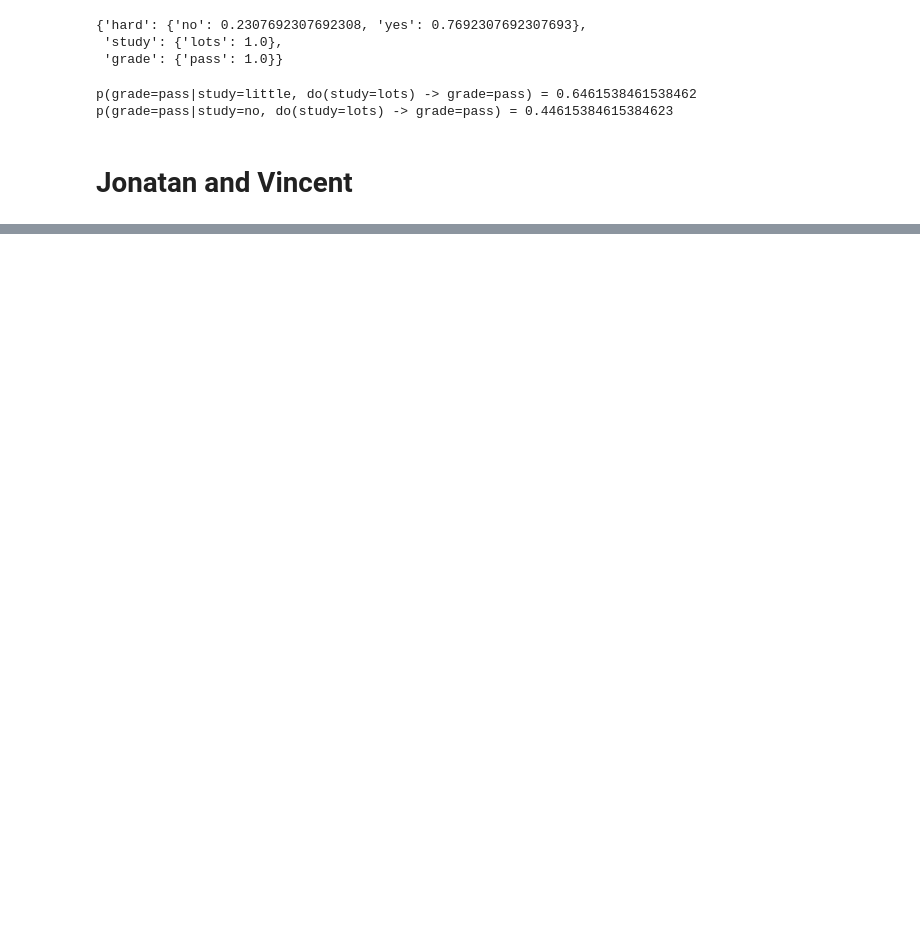
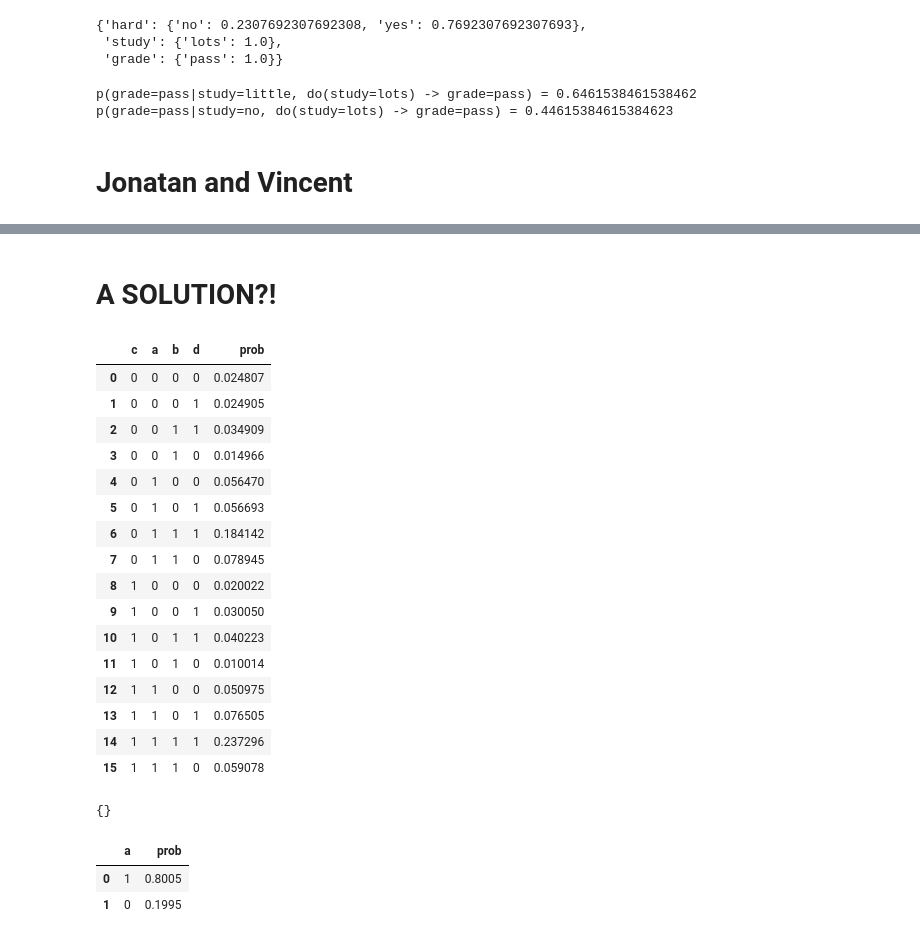
Before and after one commit to koaning/brent, a Jupyter notebook: notebooks/study.ipynb, the cells around one changed output, grey strips where cells are left out. Saved outputs shown, nothing was run; the diff lists cells and outputs as text; code cells hidden in the pictures; blank space fills up the shorter version.

```diff
--- a/notebooks/study.ipynb
+++ b/notebooks/study.ipynb
@@ -91,0 +92,49 @@ q.infer(give_table=True)
+# %% [markdown]
+# A SOLUTION?!
+# %%
+dag_copy = dag.copy().cache()
+s = SupposeQuery(dag_copy).when(q)
+orig_query_table = s.orig_query.infer(give_table=True)
+names_to_omit = list(s.orig_query.given_dict.keys()) + list(s.orig_query.do_dict.keys())
+names_to_join = [n for n in s.orig_query.dag.nodes if n not in names_to_omit]
+
+for node in names_to_join:
+    associated_table = dag_copy.prob_tables[node]
+    colnames = list(associated_table.columns)
+    res = (orig_query_table[colnames]
+           .groupby([_ for _ in colnames if _ != "prob"])
+           .sum()["prob"]
+           .reset_index())
+    dag_copy.prob_tables[node] = res
+
+new_query = Query(dag=dag_copy, given=s.suppose_given_dict, do=s.suppose_do_dict)
+
+new_query.infer(give_table=True)
+# %% [output]
+|  | c | a | b | d | prob |
+| 0 | 0 | 0 | 0 | 0 | 0.024807 |
+| 1 | 0 | 0 | 0 | 1 | 0.024905 |
+| 2 | 0 | 0 | 1 | 1 | 0.034909 |
+| 3 | 0 | 0 | 1 | 0 | 0.014966 |
+| 4 | 0 | 1 | 0 | 0 | 0.056470 |
+| 5 | 0 | 1 | 0 | 1 | 0.056693 |
+| 6 | 0 | 1 | 1 | 1 | 0.184142 |
+| 7 | 0 | 1 | 1 | 0 | 0.078945 |
+| 8 | 1 | 0 | 0 | 0 | 0.020022 |
+| 9 | 1 | 0 | 0 | 1 | 0.030050 |
+| 10 | 1 | 0 | 1 | 1 | 0.040223 |
+| 11 | 1 | 0 | 1 | 0 | 0.010014 |
+| 12 | 1 | 1 | 0 | 0 | 0.050975 |
+| 13 | 1 | 1 | 0 | 1 | 0.076505 |
+| 14 | 1 | 1 | 1 | 1 | 0.237296 |
+| 15 | 1 | 1 | 1 | 0 | 0.059078 |
+# %%
+dag_copy.prob_tables
+# %% [output]
+{}
+# %%
+dag.prob_tables['a']
+# %% [output]
+|  | a | prob |
+| 0 | 1 | 0.8005 |
+| 1 | 0 | 0.1995 |
```
Also changed, not shown: parts of 9 cells of this notebook, 4 other files.
